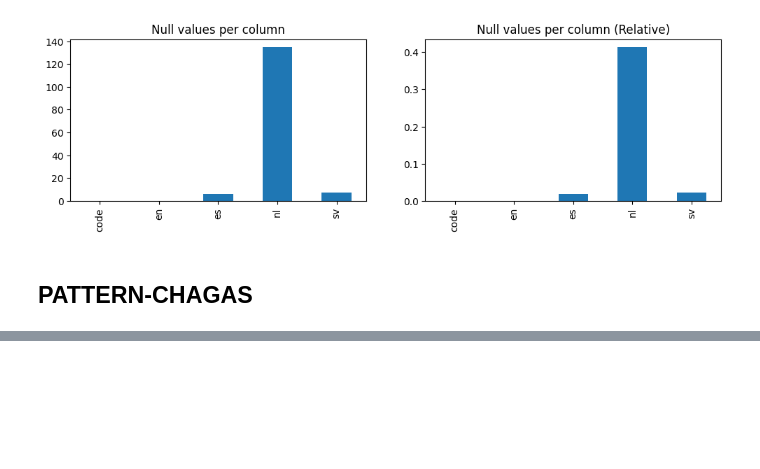
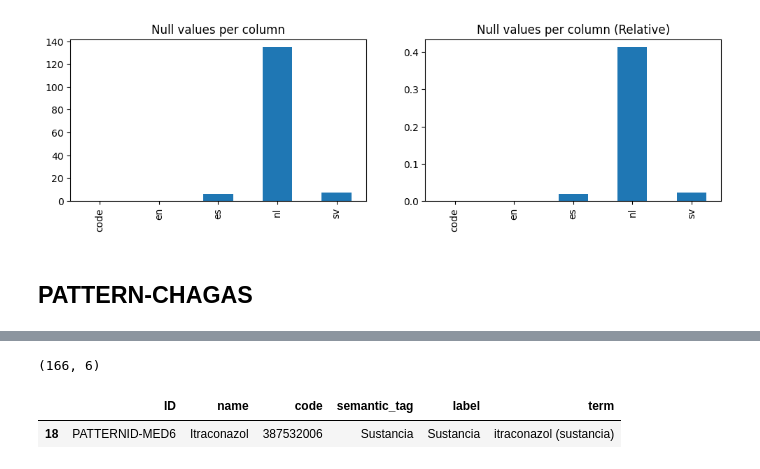
Before and after one commit to nlp4bia-bsc/dt4h-coverage-dash, a Jupyter notebook: notebooks/data-retrieval.ipynb, the cells around one changed output, grey strips where cells are left out. Drawn from its saved outputs; the diff is of its cells as text; code cells hidden in the pictures; blank space fills up the shorter version.

```diff
--- a/notebooks/data-retrieval.ipynb
+++ b/notebooks/data-retrieval.ipynb
@@ -737,3 +820,14 @@ print(df_variables_orig.to_markdown())
+# %%
+df_variables = pd.concat([df_variables_orig, df_variables_med], ignore_index=True)
+assert df_variables.duplicated(subset=["name", "code", "semantic_tag"], keep=False).sum() == 0, "There are duplicated entries."
+print(df_variables.shape)
+# %% [output]
+(166, 6)
+# %%
+df_variables[df_variables["name"] == "Itraconazol"]
+# %% [output]
+|  | ID | name | code | semantic_tag | label | term |
+| 18 | PATTERNID-MED6 | Itraconazol | 387532006 | Sustancia | Sustancia | itraconazol (sustancia) |
 # %%
 WRITE_VARIABLES = True
 DATA_VAR_OUT = os.path.join(PROJECT_VAR, "processed")
```
Also changed, not shown: parts of 6 cells of this notebook, 3 other files.
